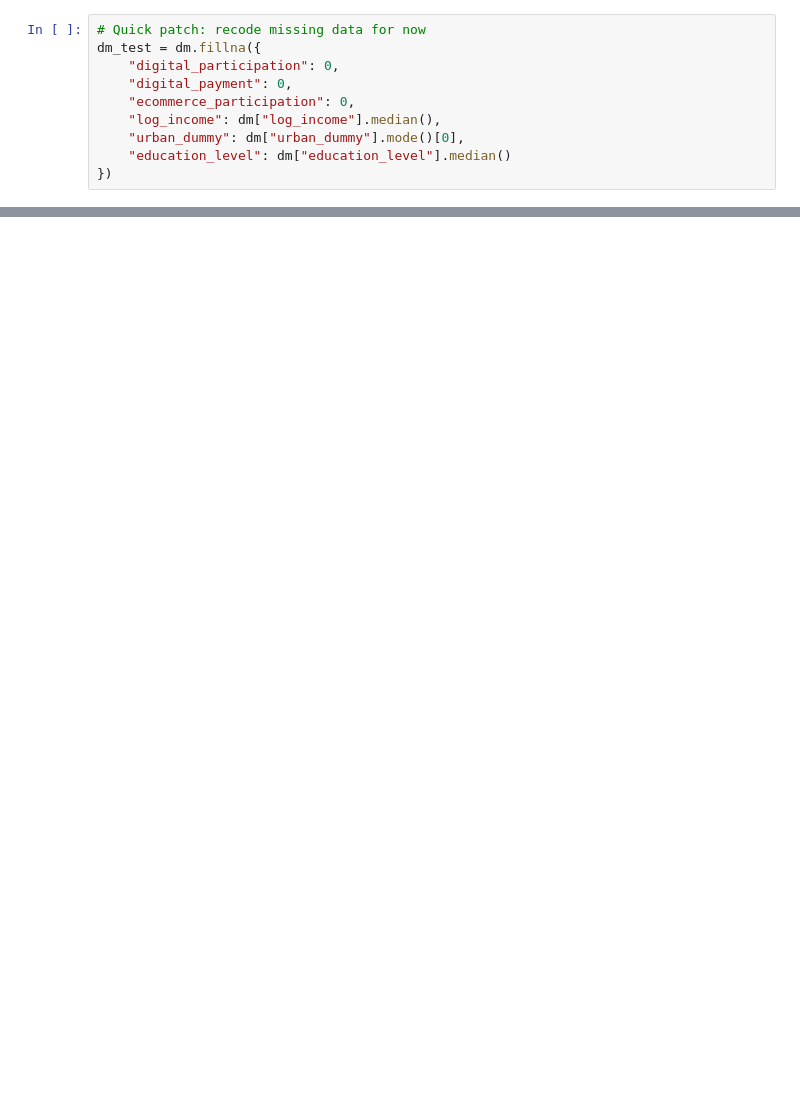
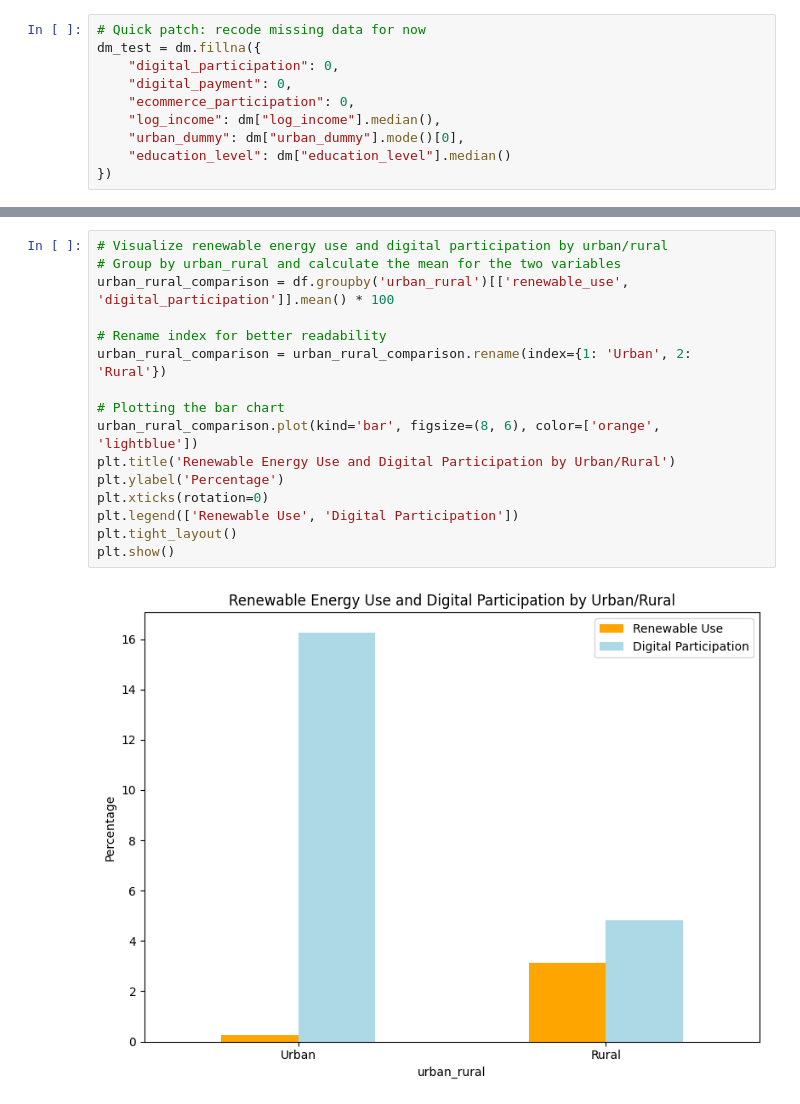
Before and after one commit to the-cafehopper/Research, a Jupyter notebook: Indonesia_E_Commerce_Energy_202510.ipynb, the cells around one changed output, grey strips where cells are left out. Drawn from its saved outputs; the diff is of its cells as text; blank space fills up the shorter version.

```diff
--- a/Indonesia_E_Commerce_Energy_202510.ipynb
+++ b/Indonesia_E_Commerce_Energy_202510.ipynb
@@ -597,0 +857,18 @@ Notes:
+# %%
+# Visualize renewable energy use and digital participation by urban/rural
+# Group by urban_rural and calculate the mean for the two variables
+urban_rural_comparison = df.groupby('urban_rural')[['renewable_use', 'digital_participation']].mean() * 100
+
+# Rename index for better readability
+urban_rural_comparison = urban_rural_comparison.rename(index={1: 'Urban', 2: 'Rural'})
+
+# Plotting the bar chart
+urban_rural_comparison.plot(kind='bar', figsize=(8, 6), color=['orange', 'lightblue'])
+plt.title('Renewable Energy Use and Digital Participation by Urban/Rural')
+plt.ylabel('Percentage')
+plt.xticks(rotation=0)
+plt.legend(['Renewable Use', 'Digital Participation'])
+plt.tight_layout()
+plt.show()
+# %% [output]
+[figure, added]
```
Also changed, not shown: parts of 19 cells of this notebook.
